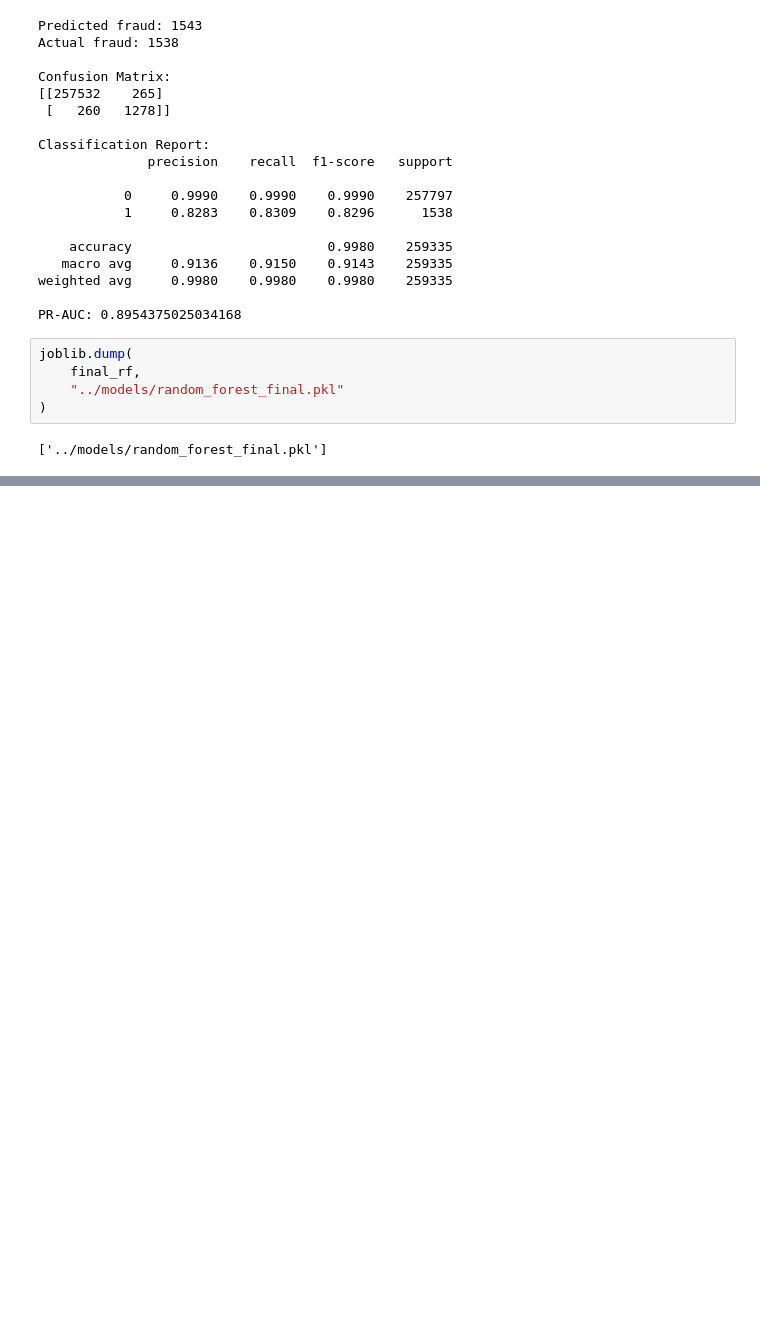
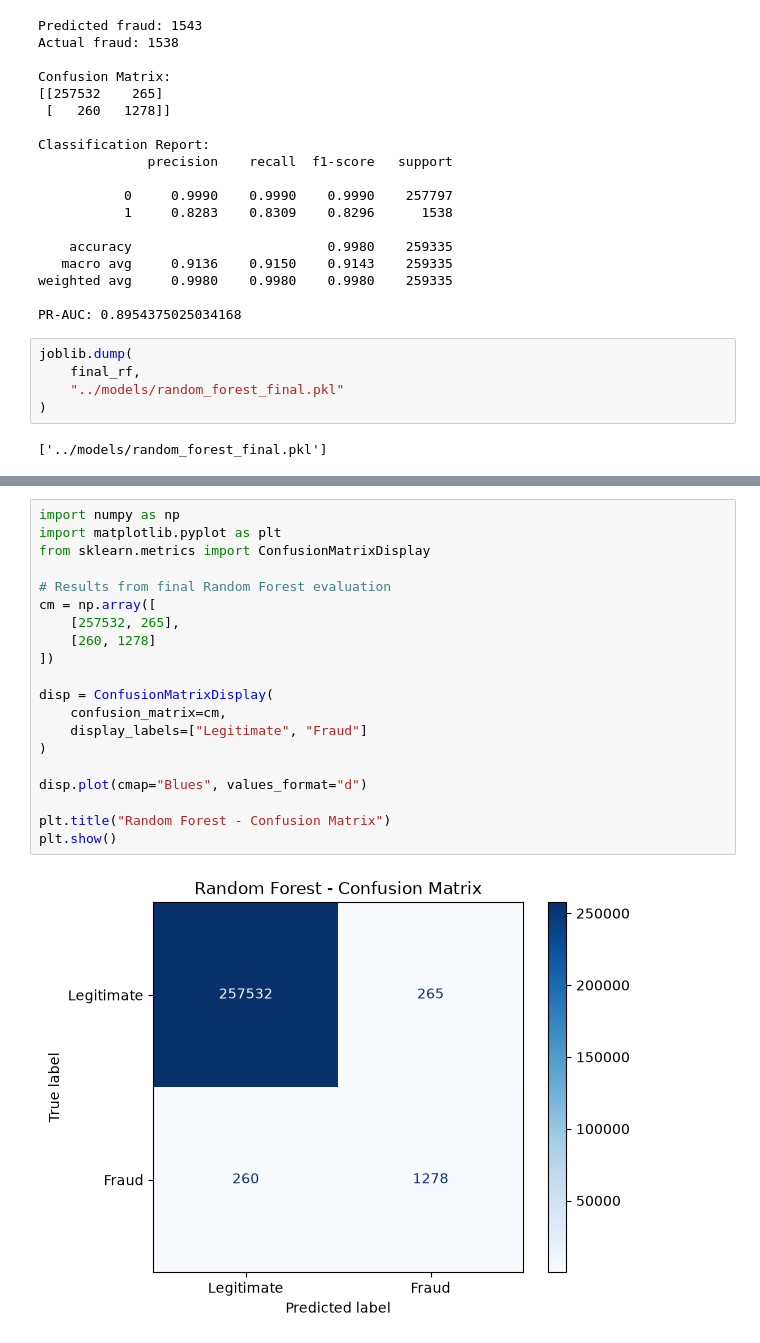
Before and after one commit to jy06210/fraud-detection-shadowing-project, a Jupyter notebook: notebooks/02_modeling.ipynb, the cells around one changed output, grey strips where cells are left out. Saved outputs shown, nothing was run; the diff lists cells and outputs as text; blank space fills up the shorter version.

```diff
--- a/notebooks/02_modeling.ipynb
+++ b/notebooks/02_modeling.ipynb
@@ -1215,0 +1267,22 @@ joblib.dump(
+# %%
+import numpy as np
+import matplotlib.pyplot as plt
+from sklearn.metrics import ConfusionMatrixDisplay
+
+# Results from final Random Forest evaluation
+cm = np.array([
+    [257532, 265],
+    [260, 1278]
+])
+
+disp = ConfusionMatrixDisplay(
+    confusion_matrix=cm,
+    display_labels=["Legitimate", "Fraud"]
+)
+
+disp.plot(cmap="Blues", values_format="d")
+
+plt.title("Random Forest - Confusion Matrix")
+plt.show()
+# %% [output]
+[figure, added]
```
Also changed, not shown: parts of 12 cells of this notebook, 1 other file.
